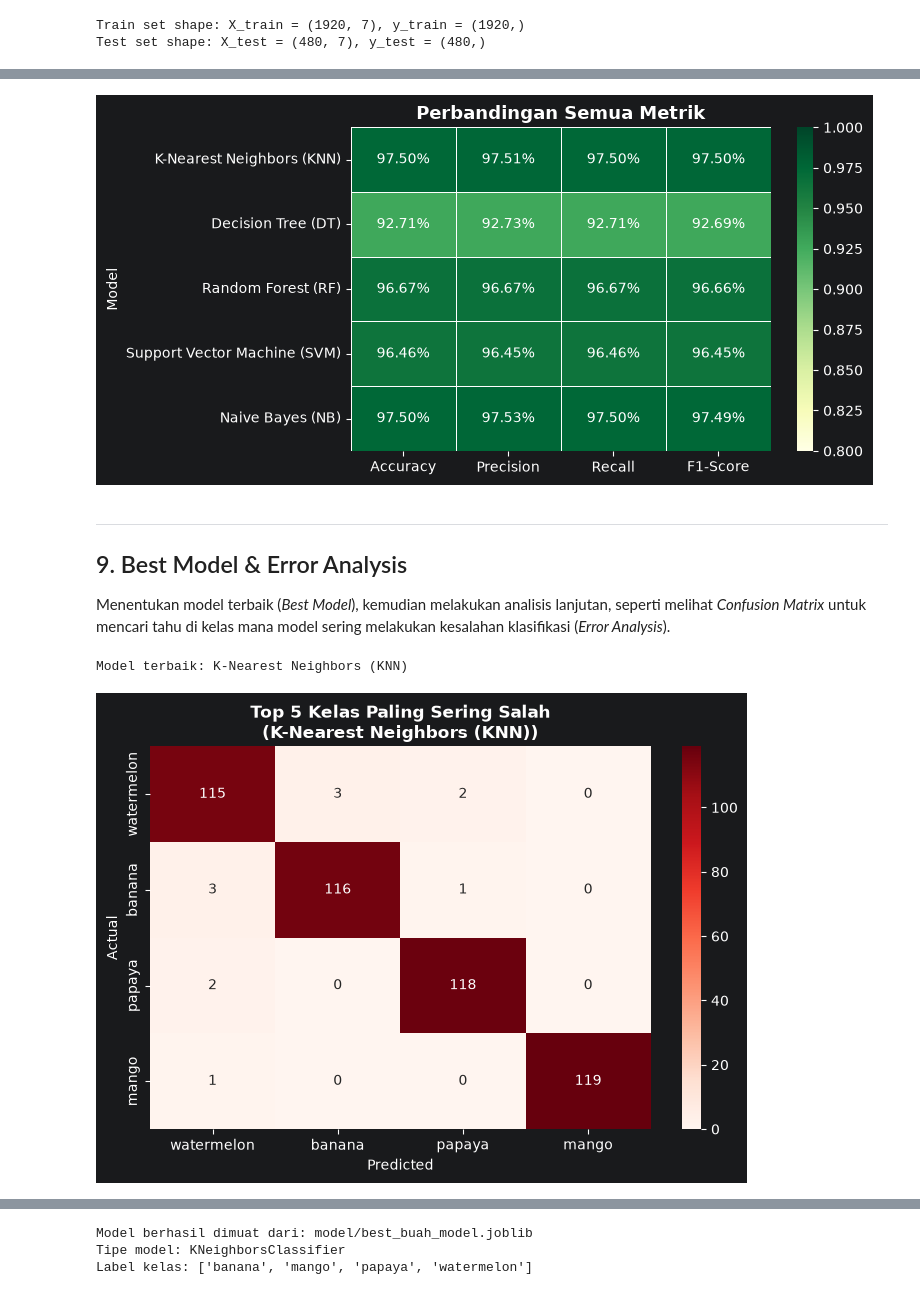
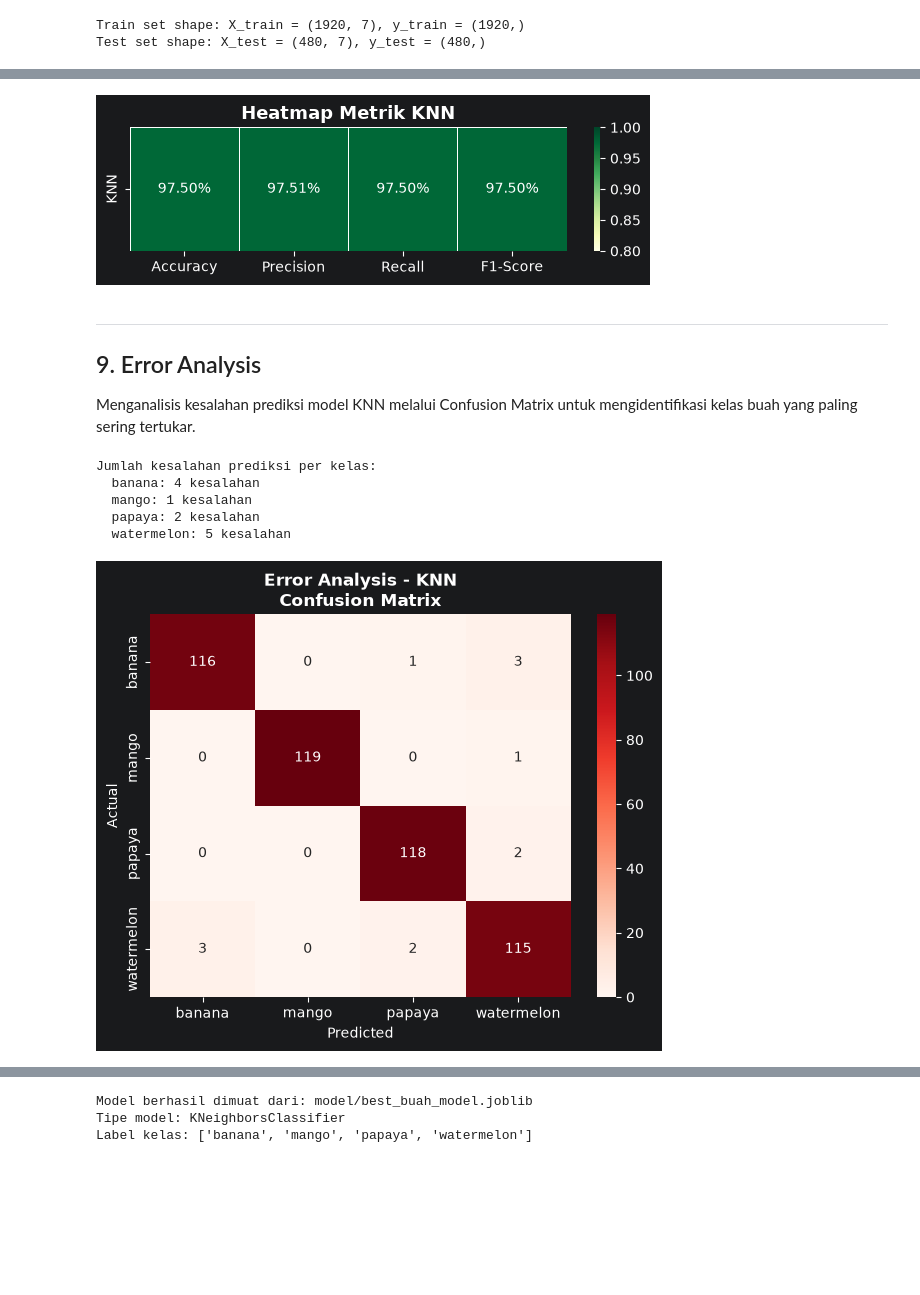
Before and after one commit to Fiyanz/mini-bootcamp-artificial-intelligence, a Jupyter notebook: notebooks/crop_buah_model.ipynb, the cells around one changed output, grey strips where cells are left out. Cells and saved outputs as stored; diff of their text form; code cells hidden in the pictures; blank space fills up the shorter version.

```diff
--- a/notebooks/crop_buah_model.ipynb
+++ b/notebooks/crop_buah_model.ipynb
@@ -424,9 +416,6 @@ Melatih beberapa algoritma Machine Learning yang berbeda pada data latih. Kita a
 # %%
-knn = KNeighborsClassifier().fit(X_train, y_train)
-dt = DecisionTreeClassifier().fit(X_train, y_train)
-rf = RandomForestClassifier().fit(X_train, y_train)
-svm = SVC().fit(X_train, y_train)
-nb = GaussianNB().fit(X_train, y_train)
+knn = KNeighborsClassifier()
+knn.fit(X_train, y_train)
 
-print("training selesai...")
+print("Training model KNN selesai.")
 # %% [output]
@@ -670,54 +535,46 @@ Menampilkan *heatmap* metrik performa untuk memberikan tampilan yang lebih terst
 # %%
-metrics_df = summary_df.set_index('Model')[['Accuracy','Precision','Recall','F1-Score']]
+metrics_df = pd.DataFrame([metrics], index=['KNN'])
 
-plt.figure(figsize=(8, 4))
+plt.figure(figsize=(6, 2))
 sns.heatmap(metrics_df, annot=True, fmt='.2%', cmap='YlGn',
             vmin=0.8, vmax=1.0, linewidths=0.5)
-plt.title('Perbandingan Semua Metrik', fontsize=13, fontweight='bold')
+plt.title('Heatmap Metrik KNN', fontsize=13, fontweight='bold')
 plt.tight_layout()
 plt.show()
 # %% [output]
-[figure, old version]
+[figure, new version]
 # %% [markdown]
 ---
-## 9. Best Model & Error Analysis
+## 9. Error Analysis
 
-Menentukan model terbaik (*Best Model*), kemudian melakukan analisis lanjutan, seperti melihat *Confusion Matrix* untuk mencari tahu di kelas mana model sering melakukan kesalahan klasifikasi (*Error Analysis*).
+Menganalisis kesalahan prediksi model KNN melalui Confusion Matrix untuk mengidentifikasi kelas buah yang paling sering tertukar.
 # %%
-# ambil model terbaik otomatis
-best_model_name = summary_df.loc[summary_df['Accuracy'].idxmax(), 'Model']
-print(f"Model terbaik: {best_model_name}")
+# Confusion Matrix model KNN
+cm_knn = confusion_matrix(y_test, y_pred)
 
-# mapping nama model ke objek
-model_map = {
-    'K-Nearest Neighbors (KNN)': knn,
-    'Decision Tree (DT)': dt,
-    'Random Forest (RF)': rf,
-    'Support Vector Machine (SVM)': svm,
-    'Naive Bayes (NB)': nb
-}
-best_model = model_map[best_model_name]
-y_pred_best = best_model.predict(X_test)
+# Hitung error per kelas
+errors_per_class = cm_knn.sum(axis=1) - cm_knn.diagonal()
+print("Jumlah kesalahan prediksi per kelas:")
+for label, err in zip(label_encoder.classes_, errors_per_class):
+    print(f"  {label}: {err} kesalahan")
 
-# Tampilkan confusion matrix tapi hanya kelas yang ada error-nya
-cm_best = confusion_matrix(y_test, y_pred_best)
-errors_per_class = cm_best.sum(axis=1) - cm_best.diagonal()
-top5_idx = errors_per_class.argsort()[-5:][::-1]  #5 kelas paling sering salah
-top5_labels = label_encoder.classes_[top5_idx]
-
-cm_top5 = cm_best[np.ix_(top5_idx, top5_idx)]
-
-plt.figure(figsize=(7, 5))
-sns.heatmap(cm_top5, annot=True, fmt='d', cmap='Reds',
-            xticklabels=top5_labels, yticklabels=top5_labels)
-plt.title(f'Top 5 Kelas Paling Sering Salah\n({best_model_name})', fontweight='bold')
+# Tampilkan confusion matrix lengkap
+plt.figure(figsize=(6, 5))
+sns.heatmap(cm_knn, annot=True, fmt='d', cmap='Reds',
+            xticklabels=label_encoder.classes_,
+            yticklabels=label_encoder.classes_)
+plt.title('Error Analysis - KNN\nConfusion Matrix', fontweight='bold')
 plt.xlabel('Predicted')
 plt.ylabel('Actual')
 plt.tight_layout()
 plt.show()
 # %% [output]
-Model terbaik: K-Nearest Neighbors (KNN)
+Jumlah kesalahan prediksi per kelas:
+  banana: 4 kesalahan
+  mango: 1 kesalahan
+  papaya: 2 kesalahan
+  watermelon: 5 kesalahan
-[figure, old version]
+[figure, new version]
 # %% [markdown]
 ---
 ## 10. Menyimpan Model (Save Model)
```
Also changed, not shown: parts of 16 cells of this notebook, 3 other files.
